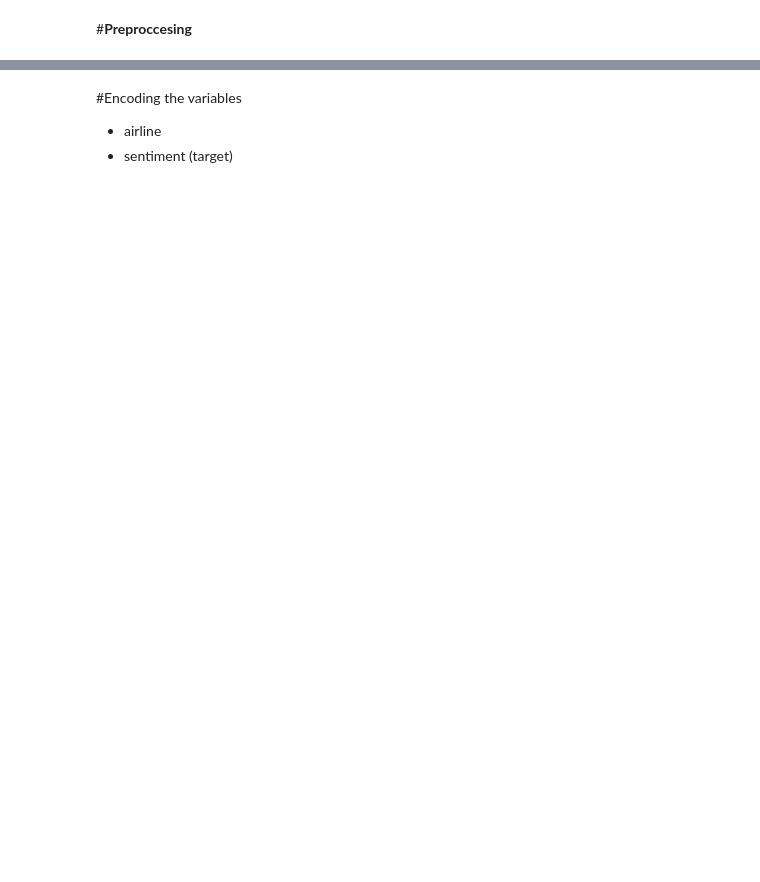
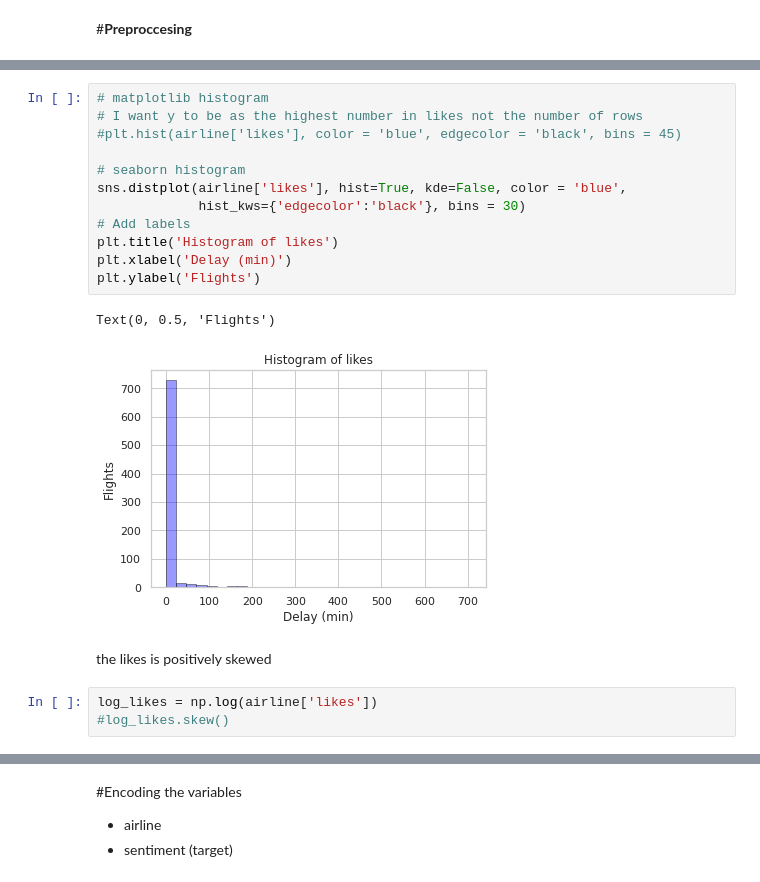
Before and after one commit to buthaina279/DS_Capstone_NLP, a Jupyter notebook: ML.ipynb, the cells around one changed output, grey strips where cells are left out. Cells and saved outputs as stored; diff of their text form; blank space fills up the shorter version.

```diff
--- a/ML.ipynb
+++ b/ML.ipynb
@@ -571,0 +207,20 @@ x_data.head(5)
+# %%
+# matplotlib histogram
+# I want y to be as the highest number in likes not the number of rows
+#plt.hist(airline['likes'], color = 'blue', edgecolor = 'black', bins = 45)
+
+# seaborn histogram
+sns.distplot(airline['likes'], hist=True, kde=False, color = 'blue',
+             hist_kws={'edgecolor':'black'}, bins = 30)
+# Add labels
+plt.title('Histogram of likes')
+plt.xlabel('Delay (min)')
+plt.ylabel('Flights')
+# %% [output]
+Text(0, 0.5, 'Flights')
+[figure, added]
+# %% [markdown]
+the likes is positively skewed
+# %%
+log_likes = np.log(airline['likes'])
+#log_likes.skew()
```
Also changed, not shown: parts of 203 cells of this notebook.
